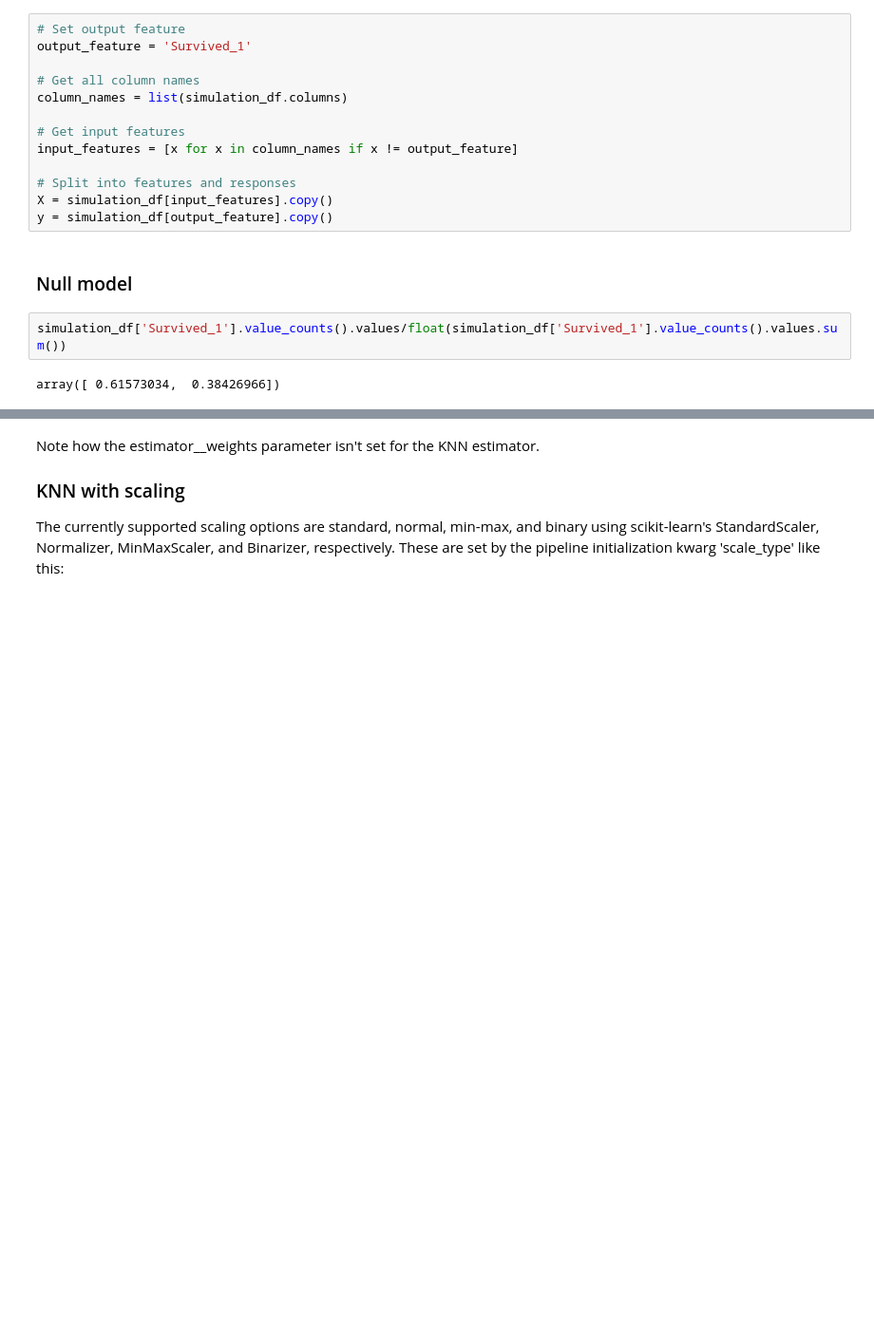
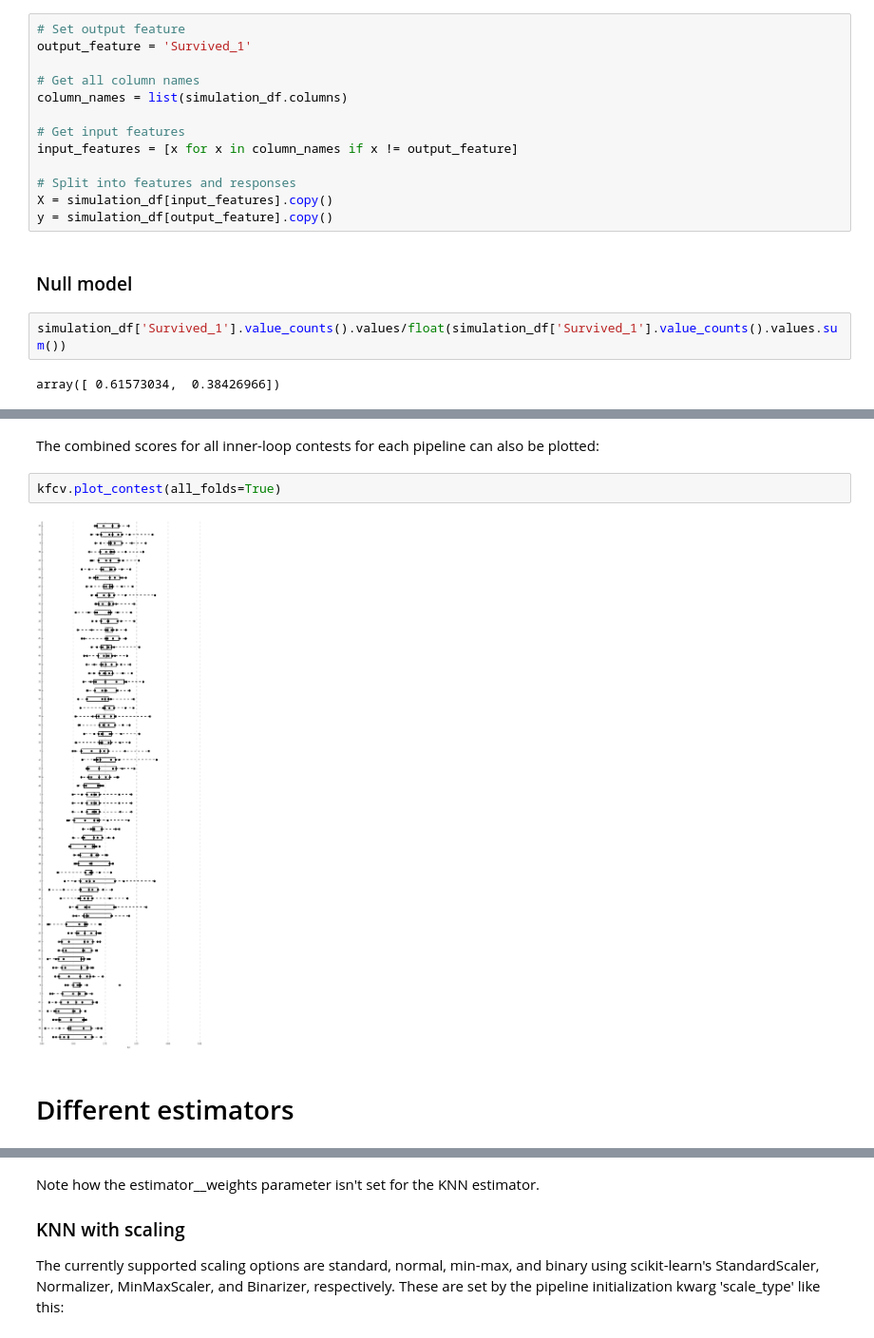
Before and after one commit to JaggedParadigm/pyplearnr, a Jupyter notebook: pyplearnr_demo.ipynb, the cells around one changed output, grey strips where cells are left out. Shown at 95% size. Drawn from its saved outputs; the diff is of its cells as text; blank space fills up the shorter version.

```diff
--- a/pyplearnr_demo.ipynb
+++ b/pyplearnr_demo.ipynb
@@ -331,0 +179,8 @@ Wall time: 2.67 s
+# %% [markdown]
+The combined scores for all inner-loop contests for each pipeline can also be plotted:
+# %%
+kfcv.plot_contest(all_folds=True)
+# %% [output]
+[figure, added]
+# %% [markdown]
+# Different estimators
```
Also changed, not shown: parts of 56 cells of this notebook, 2 other files.
